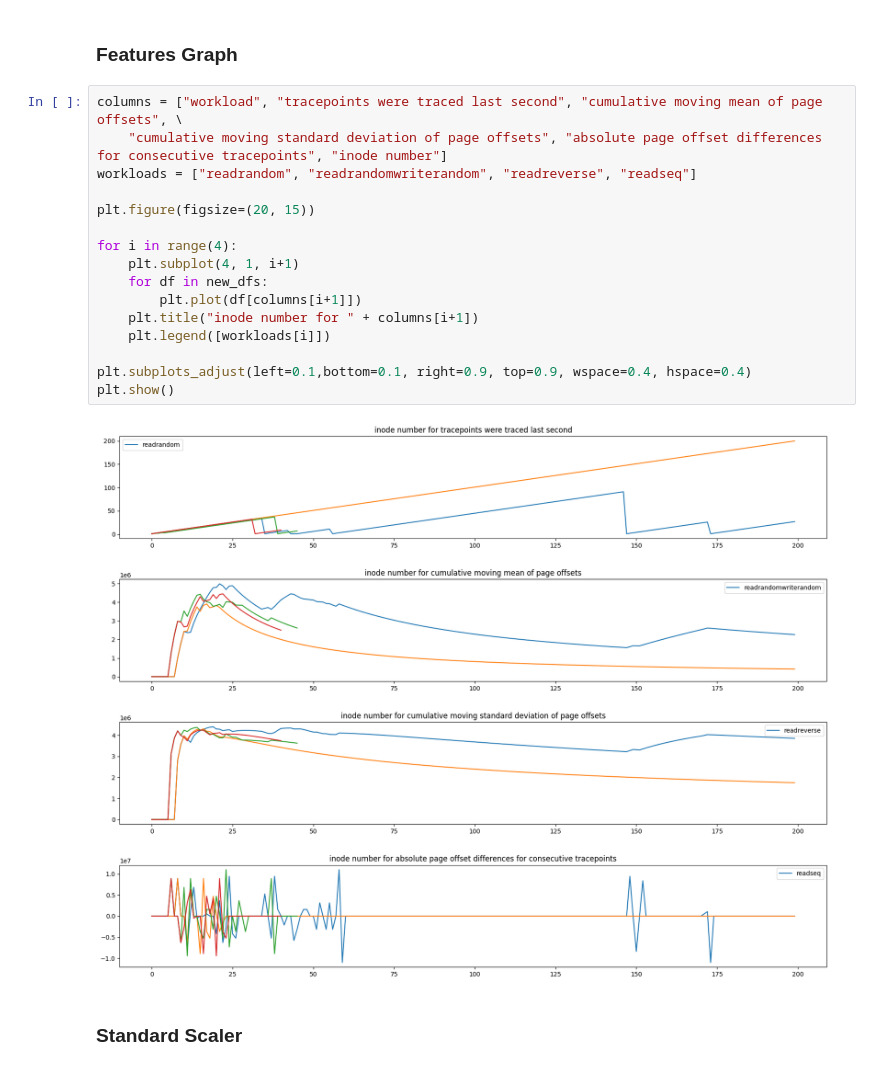
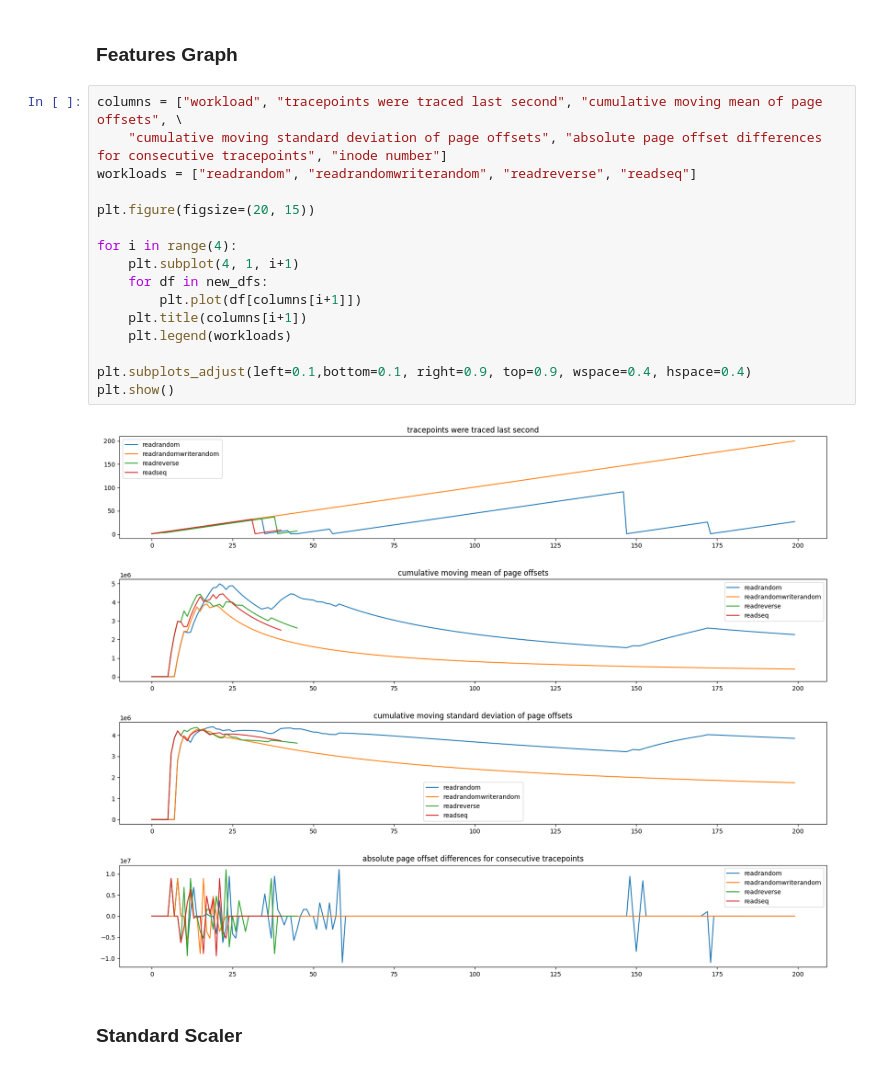
Before and after one commit to rfAbedi/OS-Lab-Project, a Jupyter notebook: ML Models.ipynb, the cells around one changed output. Drawn from its saved outputs; the diff is of its cells as text.

Commit message:
Fix plot title

```diff
--- a/ML Models.ipynb
+++ b/ML Models.ipynb
@@ -25,21 +25,21 @@ new_dfs = [pd.read_csv("ProcessedData/readrandom.csv"), pd.read_csv("ProcessedDa
 # %%
 columns = ["workload", "tracepoints were traced last second", "cumulative moving mean of page offsets", \
     "cumulative moving standard deviation of page offsets", "absolute page offset differences for consecutive tracepoints", "inode number"]
 workloads = ["readrandom", "readrandomwriterandom", "readreverse", "readseq"]
 
 plt.figure(figsize=(20, 15))
 
 for i in range(4):
     plt.subplot(4, 1, i+1)
     for df in new_dfs:
         plt.plot(df[columns[i+1]])
-    plt.title("inode number for " + columns[i+1])
-    plt.legend([workloads[i]])
+    plt.title(columns[i+1])
+    plt.legend(workloads)
 
 plt.subplots_adjust(left=0.1,bottom=0.1, right=0.9, top=0.9, wspace=0.4, hspace=0.4)
 plt.show()
 # %% [output]
-[figure, old version]
+[figure, new version]
 # %% [markdown]
 ### Standard Scaler
 # %%
```
Also changed, not shown: parts of 1 cell of this notebook, 2 other files.
